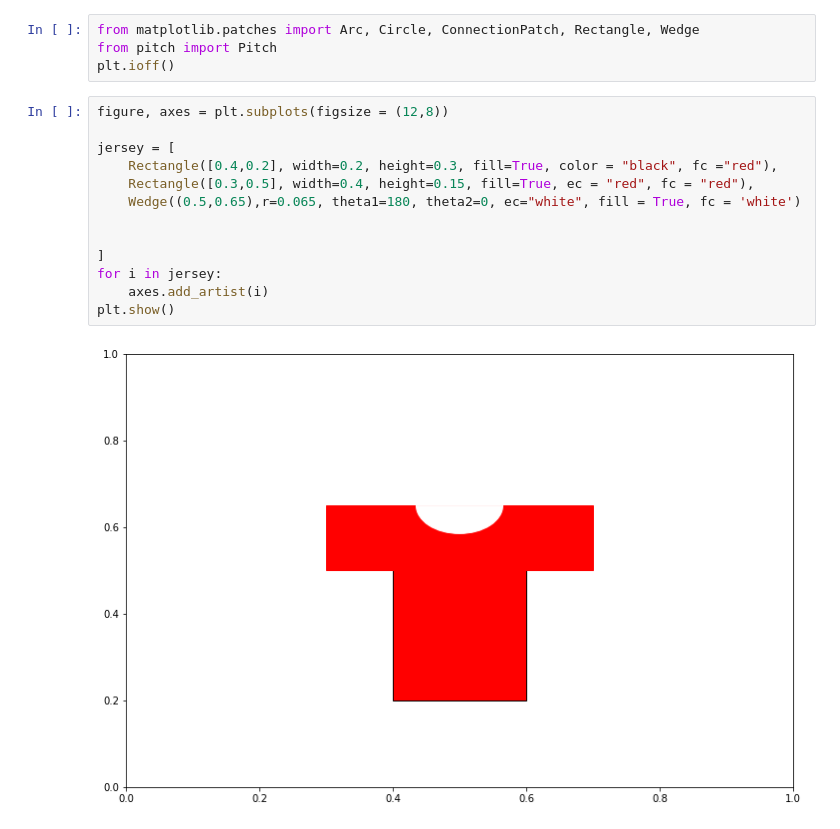
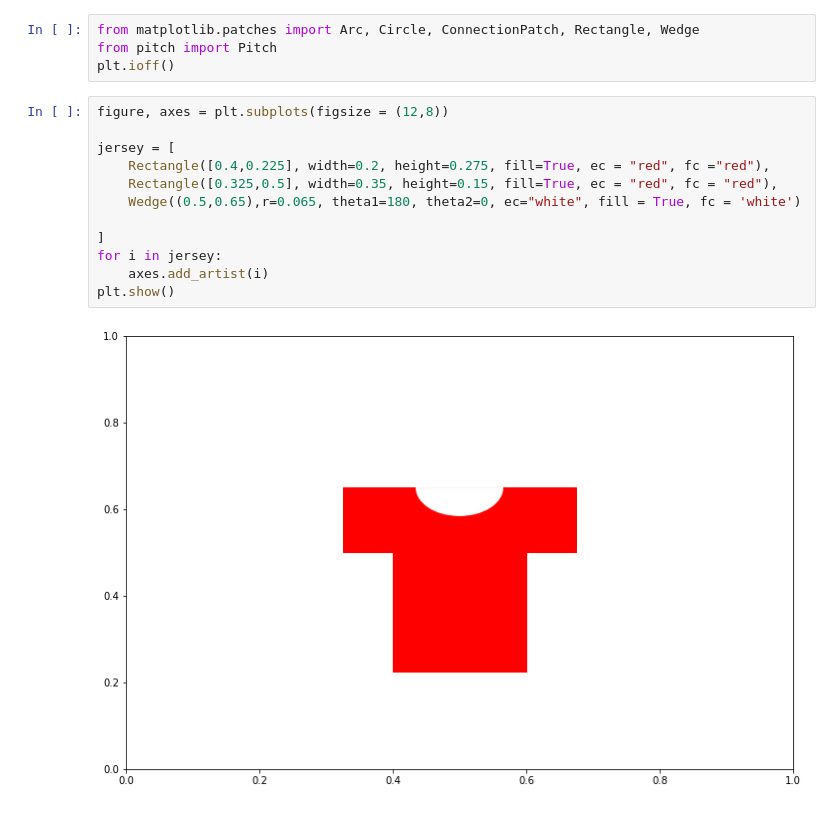
Before and after one commit to siddhantwho/footyanalytics, a Jupyter notebook: tests.ipynb, the cells around one changed output. Saved outputs shown, nothing was run; the diff lists cells and outputs as text.

```diff
--- a/tests.ipynb
+++ b/tests.ipynb
@@ -49,15 +49,14 @@ plt.ioff()
 # %%
 figure, axes = plt.subplots(figsize = (12,8))
 
 jersey = [
-    Rectangle([0.4,0.2], width=0.2, height=0.3, fill=True, color = "black", fc ="red"),
-    Rectangle([0.3,0.5], width=0.4, height=0.15, fill=True, ec = "red", fc = "red"),
+    Rectangle([0.4,0.225], width=0.2, height=0.275, fill=True, ec = "red", fc ="red"),
+    Rectangle([0.325,0.5], width=0.35, height=0.15, fill=True, ec = "red", fc = "red"),
     Wedge((0.5,0.65),r=0.065, theta1=180, theta2=0, ec="white", fill = True, fc = 'white')
-
 
 ]
 for i in jersey:
     axes.add_artist(i)
 plt.show()
 # %% [output]
-[figure, old version]
+[figure, new version]
```
Also changed, not shown: parts of 1 cell of this notebook, 1 other file.
